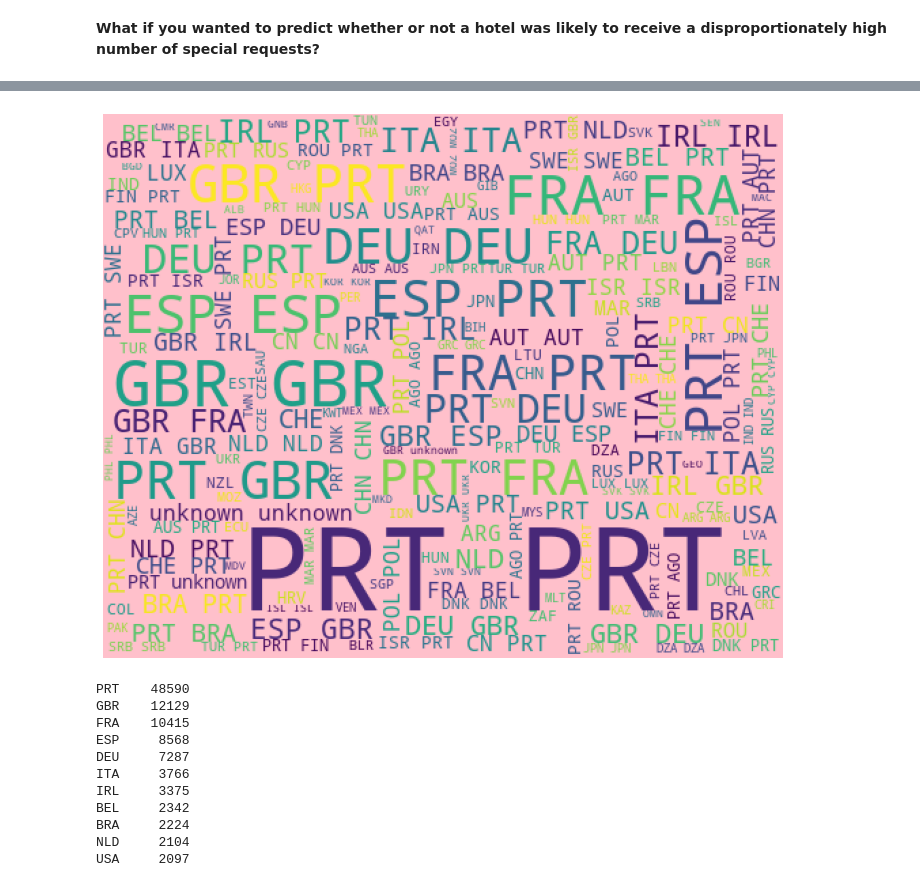
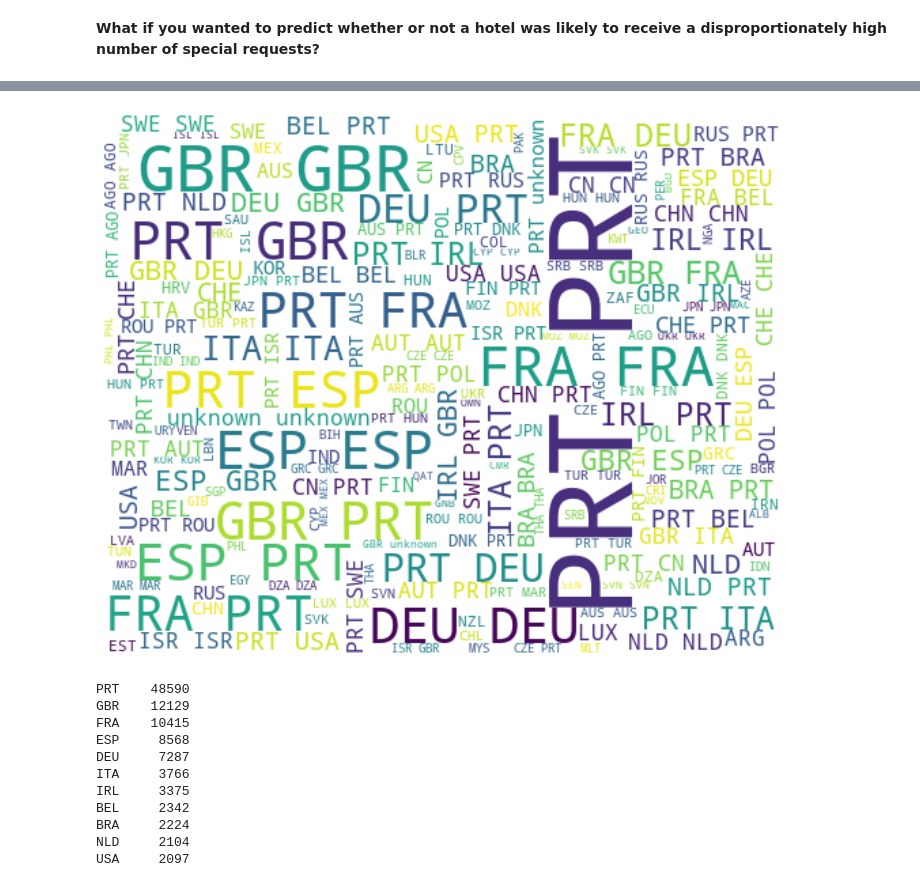
Before and after one commit to Sara19598/Hotel-Booking-Analysis, a Jupyter notebook: Hotel_Booking_Analysis_Capstone_Project.ipynb, the cells around one changed output, grey strips where cells are left out. Cells and saved outputs as stored; diff of their text form; code cells hidden in the pictures.

```diff
--- a/Hotel_Booking_Analysis_Capstone_Project.ipynb
+++ b/Hotel_Booking_Analysis_Capstone_Project.ipynb
@@ -340,17 +462,17 @@ plt.show()
 # %%
 from wordcloud import WordCloud
 from scipy import signal
 WordCloud(collocations=False)
 state= HBA.country.dropna(0)
 plt.subplots(figsize=(20,10))
-wordcloud = WordCloud(background_color = 'pink',
+wordcloud = WordCloud(max_words=200,background_color = 'white',
                      width = 500,
                      height = 400).generate(' '.join(state))
 plt.axis('off')
-plt.imshow(wordcloud)
+plt.imshow(wordcloud,interpolation='bilinear')
 plt.show()
 # %% [output]
-[figure, old version]
+[figure, new version]
 # %%
 HBA.country.value_counts()[:15]
 # %% [output]
```
Also changed, not shown: parts of 27 cells of this notebook.
